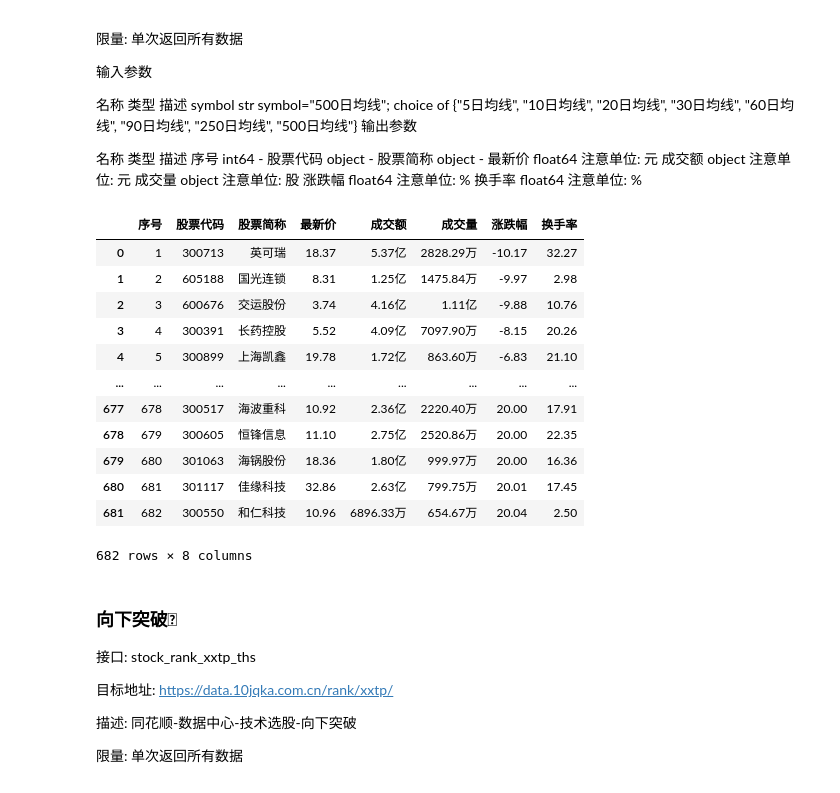
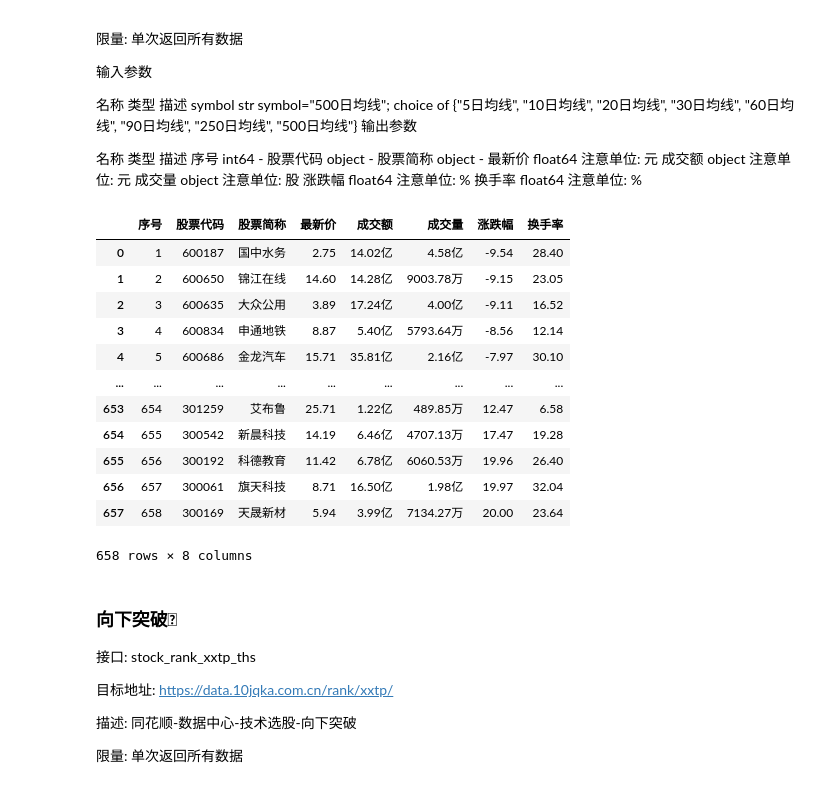
Before and after one commit to EveryFine/GeniusAI, a Jupyter notebook: GeniusChatbots/playground/datasource/AKShare获取股票信息.ipynb, the cells around one changed output. Drawn from its saved outputs; the diff is of its cells as text; code cells hidden in the pictures.

```diff
--- a/GeniusChatbots/playground/datasource/AKShare获取股票信息.ipynb
+++ b/GeniusChatbots/playground/datasource/AKShare获取股票信息.ipynb
@@ -1963,22 +2051,22 @@ symbol	str	symbol="500日均线"; choice of {"5日均线", "10日均线", "20日
 换手率	float64	注意单位: %
 # %%
 import akshare as ak
-stock_rank_xstp_ths_df = ak.stock_rank_xstp_ths(symbol="60日均线")
+stock_rank_xstp_ths_df = ak.stock_rank_xstp_ths(symbol="500日均线")
 stock_rank_xstp_ths_df
 # %% [output]
 |  | 序号 | 股票代码 | 股票简称 | 最新价 | 成交额 | 成交量 | 涨跌幅 | 换手率 |
-| 0 | 1 | 300713 | 英可瑞 | 18.37 | 5.37亿 | 2828.29万 | -10.17 | 32.27 |
-| 1 | 2 | 605188 | 国光连锁 | 8.31 | 1.25亿 | 1475.84万 | -9.97 | 2.98 |
-| 2 | 3 | 600676 | 交运股份 | 3.74 | 4.16亿 | 1.11亿 | -9.88 | 10.76 |
-| 3 | 4 | 300391 | 长药控股 | 5.52 | 4.09亿 | 7097.90万 | -8.15 | 20.26 |
-| 4 | 5 | 300899 | 上海凯鑫 | 19.78 | 1.72亿 | 863.60万 | -6.83 | 21.10 |
+| 0 | 1 | 600187 | 国中水务 | 2.75 | 14.02亿 | 4.58亿 | -9.54 | 28.40 |
+| 1 | 2 | 600650 | 锦江在线 | 14.60 | 14.28亿 | 9003.78万 | -9.15 | 23.05 |
+| 2 | 3 | 600635 | 大众公用 | 3.89 | 17.24亿 | 4.00亿 | -9.11 | 16.52 |
+| 3 | 4 | 600834 | 申通地铁 | 8.87 | 5.40亿 | 5793.64万 | -8.56 | 12.14 |
+| 4 | 5 | 600686 | 金龙汽车 | 15.71 | 35.81亿 | 2.16亿 | -7.97 | 30.10 |
 | ... | ... | ... | ... | ... | ... | ... | ... | ... |
-| 677 | 678 | 300517 | 海波重科 | 10.92 | 2.36亿 | 2220.40万 | 20.00 | 17.91 |
-| 678 | 679 | 300605 | 恒锋信息 | 11.10 | 2.75亿 | 2520.86万 | 20.00 | 22.35 |
-| 679 | 680 | 301063 | 海锅股份 | 18.36 | 1.80亿 | 999.97万 | 20.00 | 16.36 |
-| 680 | 681 | 301117 | 佳缘科技 | 32.86 | 2.63亿 | 799.75万 | 20.01 | 17.45 |
-| 681 | 682 | 300550 | 和仁科技 | 10.96 | 6896.33万 | 654.67万 | 20.04 | 2.50 |
+| 653 | 654 | 301259 | 艾布鲁 | 25.71 | 1.22亿 | 489.85万 | 12.47 | 6.58 |
+| 654 | 655 | 300542 | 新晨科技 | 14.19 | 6.46亿 | 4707.13万 | 17.47 | 19.28 |
+| 655 | 656 | 300192 | 科德教育 | 11.42 | 6.78亿 | 6060.53万 | 19.96 | 26.40 |
+| 656 | 657 | 300061 | 旗天科技 | 8.71 | 16.50亿 | 1.98亿 | 19.97 | 32.04 |
+| 657 | 658 | 300169 | 天晟新材 | 5.94 | 3.99亿 | 7134.27万 | 20.00 | 23.64 |
-682 rows × 8 columns
+658 rows × 8 columns
 # %% [markdown]
 ### 向下突破
 接口: stock_rank_xxtp_ths
```
Also changed, not shown: parts of 54 cells of this notebook, 3 other files.
